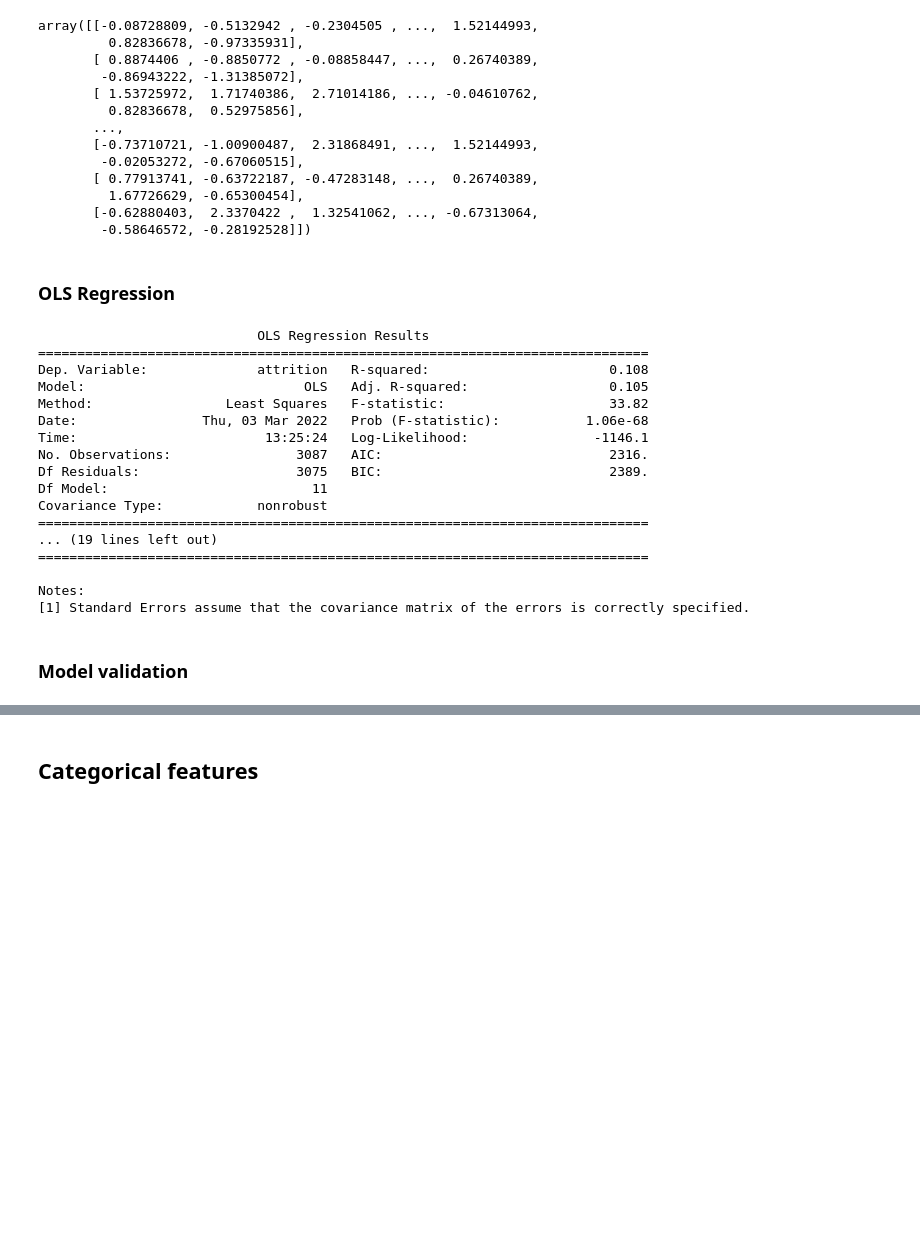
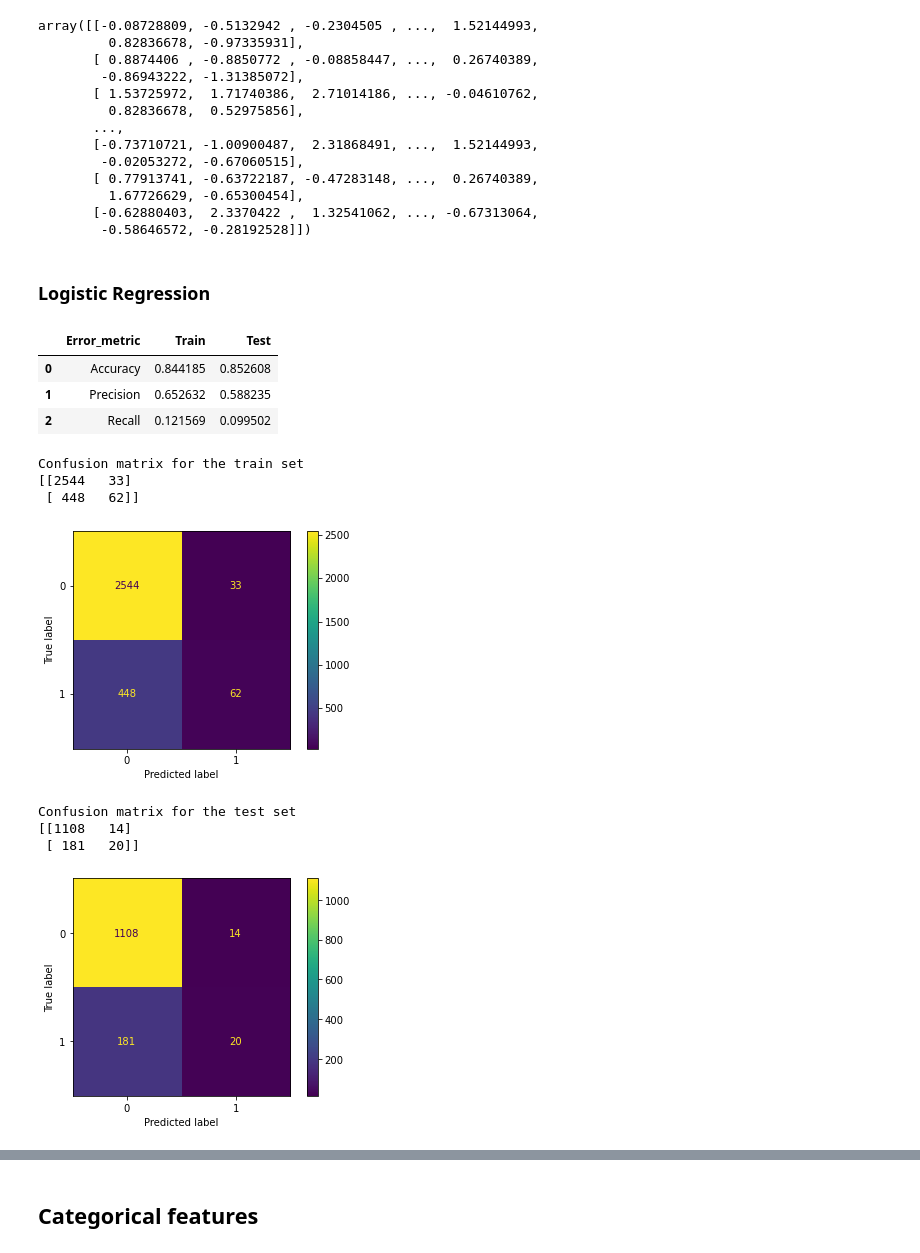
Before and after one commit to aparrarozo/Project_HR, a Jupyter notebook: HR analytics.ipynb, the cells around one changed output, grey strips where cells are left out. Saved outputs shown, nothing was run; the diff lists cells and outputs as text; code cells hidden in the pictures; blank space fills up the shorter version.

Commit message:
Logistic regression

```diff
--- a/HR analytics.ipynb
+++ b/HR analytics.ipynb
@@ -1194,34 +1204,58 @@ array([[-0.08728809, -0.5132942 , -0.2304505 , ...,  1.52144993,
        [-0.62880403,  2.3370422 ,  1.32541062, ..., -0.67313064,
         -0.58646572, -0.28192528]])
 # %% [markdown]
-### OLS Regression
+### Logistic Regression
 # %%
-X_train_const_scaled = sm.add_constant(X_train_scaled) # adding a constant
+from sklearn.linear_model import LogisticRegression
+from sklearn.preprocessing import PowerTransformer
+from sklearn.metrics import accuracy_score, precision_score, recall_score, confusion_matrix
+from sklearn.metrics import plot_confusion_matrix
 
-model = sm.OLS(y_train, X_train_const_scaled).fit()
-predictions_train = model.predict(X_train_const_scaled)
 
-X_test_const_scaled = sm.add_constant(X_test_scaled) # adding a constant
-predictions_test = model.predict(X_test_const_scaled)
-print_model = model.summary()
-print(print_model)
+log_model = LogisticRegression()
+trans = PowerTransformer()
+
+trans.fit(X_train_scaled)
+
+X_train_mod = trans.transform(X_train_scaled)
+X_test_mod  = trans.transform(X_test_scaled)
+
+log_model.fit(X_train_mod, y_train)
+
+y_pred_train_log = log_model.predict(X_train_mod)
+y_pred_test_log = log_model.predict(X_test_mod)
+
+performance_log = pd.DataFrame({'Error_metric': ['Accuracy','Precision','Recall'],
+                               'Train': [accuracy_score(y_train, y_pred_train_log),
+                                         precision_score(y_train, y_pred_train_log),
+                                         recall_score(y_train, y_pred_train_log)],
+                               'Test': [accuracy_score(y_test, y_pred_test_log),
+                                        precision_score(y_test, y_pred_test_log),
+                                        recall_score(y_test, y_pred_test_log)]})
+
+display(performance_log)
+print("Confusion matrix for the train set")
+print(confusion_matrix(y_train,y_pred_train_log))
+plot_confusion_matrix(log_model,X_train_mod,y_train, values_format = 'd')
+plt.show()
+
+print()
+print()
+
+print("Confusion matrix for the test set")
+print(confusion_matrix(y_test, y_pred_test_log))
+plot_confusion_matrix(log_model,X_test_mod,y_test, values_format = 'd')
+plt.show()
 # %% [output]
+|  | Error_metric | Train | Test |
+| 0 | Accuracy | 0.844185 | 0.852608 |
+| 1 | Precision | 0.652632 | 0.588235 |
+| 2 | Recall | 0.121569 | 0.099502 |
-                            OLS Regression Results
-==============================================================================
-Dep. Variable:              attrition   R-squared:                       0.108
-Model:                            OLS   Adj. R-squared:                  0.105
-Method:                 Least Squares   F-statistic:                     33.82
-Date:                Thu, 03 Mar 2022   Prob (F-statistic):           1.06e-68
-Time:                        13:25:24   Log-Likelihood:                -1146.1
-No. Observations:                3087   AIC:                             2316.
-Df Residuals:                    3075   BIC:                             2389.
-Df Model:                          11
-Covariance Type:            nonrobust
-==============================================================================
-... (19 lines left out)
-==============================================================================
-
-Notes:
-[1] Standard Errors assume that the covariance matrix of the errors is correctly specified.
+Confusion matrix for the train set
+[[2544   33]
+ [ 448   62]]
+[figure, added]
+Confusion matrix for the test set
+[[1108   14]
+ [ 181   20]]
+[figure, added]
-# %% [markdown]
-### Model validation
```
Also changed, not shown: parts of 51 cells of this notebook.
